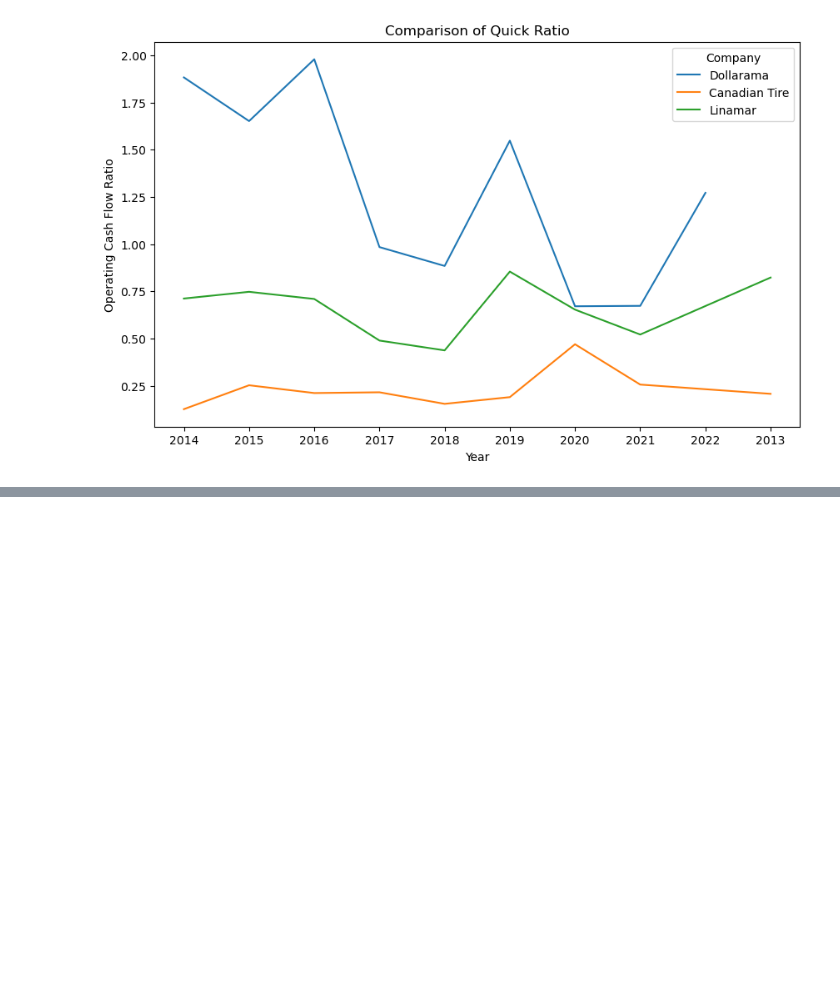
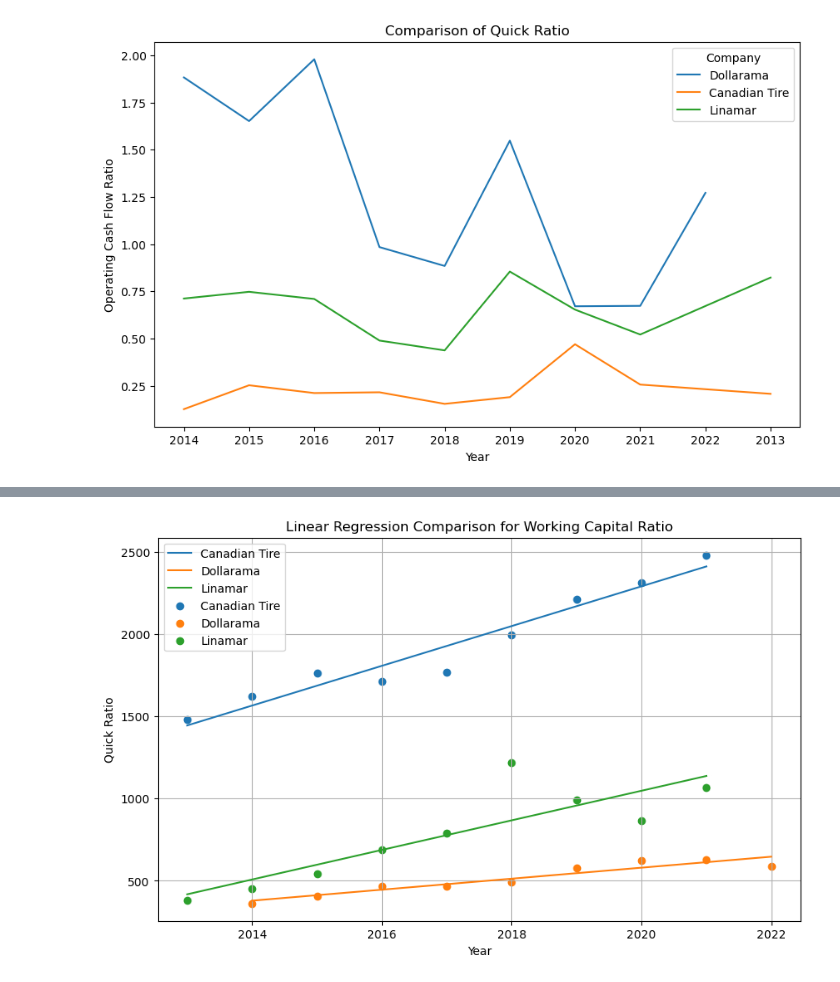
Before and after one commit to jash1112/project-financial_analysis, a Jupyter notebook: the_project from Jash.ipynb, the cells around one changed output, grey strips where cells are left out. Cells and saved outputs as stored; diff of their text form; code cells hidden in the pictures; blank space fills up the shorter version.

```diff
--- a/the_project from Jash.ipynb
+++ b/the_project from Jash.ipynb
@@ -420,0 +460,33 @@ plt.show()
+# %%
+# Combine the data for 'Working Capital Ratio' and 'index' columns for all three companies
+quick_ratio_combined = pd.concat([Dollarama_ratios_df[['index', 'Quick Ratio']],
+                           Canadian_tire_ratios_df[['index', 'Quick Ratio']],
+                           Linamar_ratios_df[['index', 'Quick Ratio']]],
+                          keys=['Dollarama', 'Canadian Tire', 'Linamar'])  # Adding keys to differentiate companies
+
+# Create a figure and axis for the plot
+fig, ax = plt.subplots(figsize=(10, 6))
+
+# Loop through each company and plot its linear regression line
+for company, company_data in quick_ratio_combined.groupby(level=0):
+    X = company_data['index'].values.reshape(-1, 1)
+    Y = company_data['Quick Ratio']
+
+    model = LinearRegression()
+    model.fit(X, Y)
+
+    # Plot the regression line
+    plt.plot(X, model.predict(X), label=company)
+
+# Plot the actual data points for each company
+for company, company_data in quick_ratio_combined.groupby(level=0):
+    plt.scatter(company_data['index'], company_data['Quick Ratio'], label=company, marker='o')
+
+plt.xlabel('Year')
+plt.ylabel('Quick Ratio')
+plt.title('Linear Regression Comparison for Working Capital Ratio')
+plt.legend()
+plt.grid(True)
+plt.show()
+# %% [output]
+[figure, added]
```
Also changed, not shown: parts of 3 cells of this notebook.
